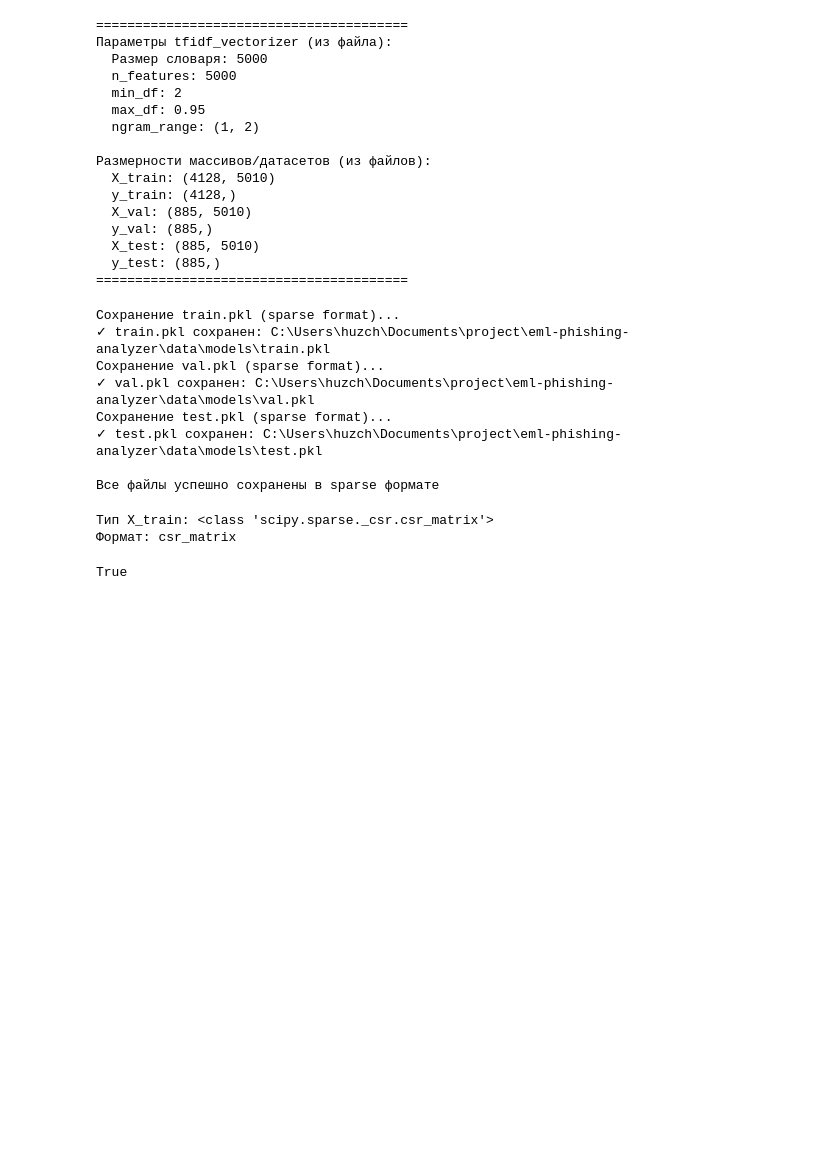
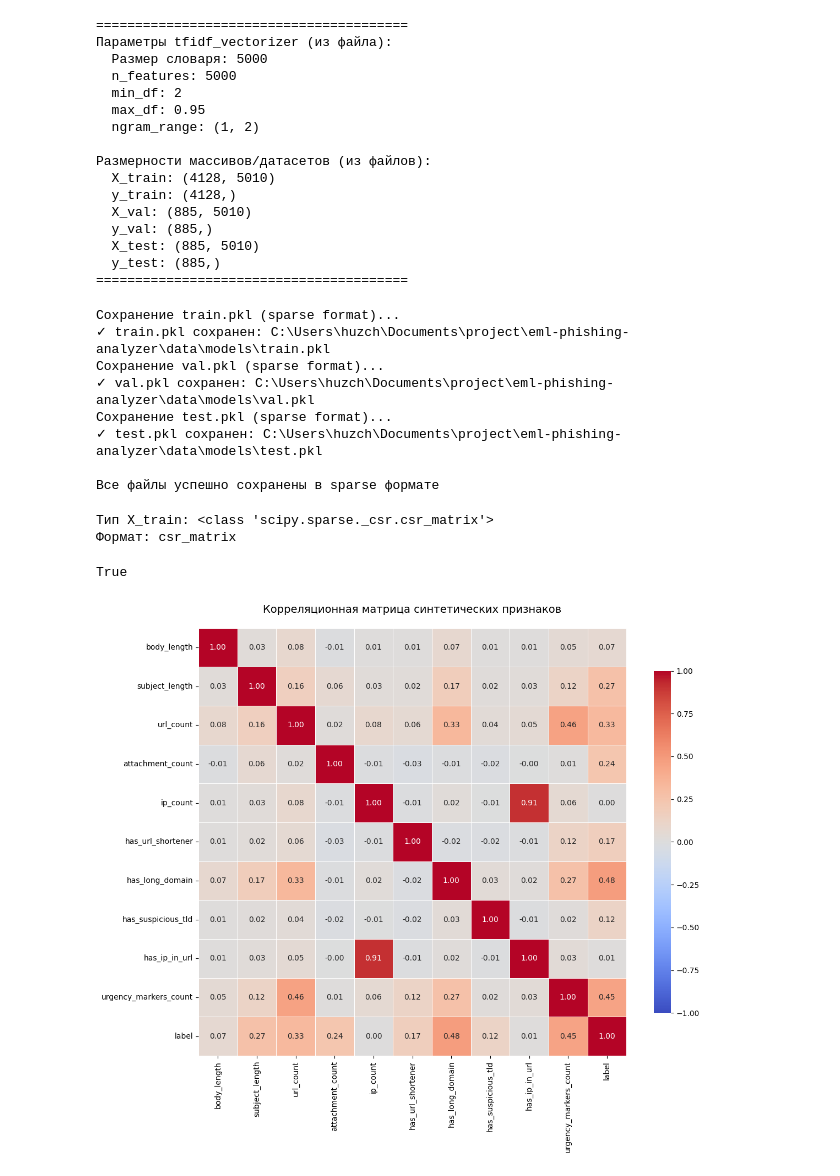
Before and after one commit to avseitsevad/eml-phishing-analyzer, a Jupyter notebook: notebooks/dataset_and_features.ipynb, the cells around one changed output. Saved outputs shown, nothing was run; the diff lists cells and outputs as text; code cells hidden in the pictures; blank space fills up the shorter version.

```diff
--- a/notebooks/dataset_and_features.ipynb
+++ b/notebooks/dataset_and_features.ipynb
@@ -428,3 +406,18 @@ print(f"\nАнализ URL/доменов завершен. Обработано
 # %% [output]
 Начало анализа URL и доменов...
 Анализ URL/доменов завершен. Обработано: 5898
+# %%
+# Найти письмо с темой "REGISTER YOUR ACCOUNT ON THE NEW USAA PORTAL NOW" и вывести его номер (индекс) и само письмо
+
+subject_to_find = "REGISTER YOUR ACCOUNT ON THE NEW USAA PORTAL NOW"
+found = False
+for i, parsed_email in enumerate(parsed_emails):
+    subject = parsed_email.get('subject', '') or ''
+    if subject.strip().upper() == subject_to_find.upper():
+        print(f"Найдено письмо на позиции {i} с темой:\n{subject}\n")
+        print("Полное письмо ниже:")
+        print(df.iloc[i]['email_content'])
+        found = True
+        break
+if not found:
+    print("Письмо с данной темой не найдено в датасете.")
@@ -1218,3 +1116,83 @@ from scipy.sparse import issparse, csr_matrix
 issparse(X_train)
 # %% [output]
 True
+# %%
+# Корреляционная матрица для синтетических признаков
+import matplotlib.pyplot as plt
+import seaborn as sns
+
+# Выбираем только числовые признаки для корреляционной матрицы
+numeric_features = [
+    'body_length',
+    'subject_length',
+    'url_count',
+    'attachment_count',
+    'ip_count',
+    'has_url_shortener',
+    'has_long_domain',
+    'has_suspicious_tld',
+    'has_ip_in_url',
+    'urgency_markers_count',
+    'label'
+]
+
+# Создаем подмножество датафрейма с числовыми признаками
+df_corr = df_features[numeric_features]
+
+# Вычисляем корреляционную матрицу
+correlation_matrix = df_corr.corr()
+
+# Визуализация корреляционной матрицы
+plt.figure(figsize=(12, 10))
+sns.heatmap(
+    correlation_matrix,
+    annot=True,
+    fmt='.2f',
+    cmap='coolwarm',
+    center=0,
+    square=True,
+    linewidths=0.5,
+    cbar_kws={"shrink": 0.8},
+    vmin=-1,
+    vmax=1
+)
+plt.title('Корреляционная матрица синтетических признаков', fontsize=14, pad=20)
+plt.tight_layout()
+plt.show()
+
+# Выводим статистику корреляций
+print("\n" + "="*80)
+print("АНАЛИЗ КОРРЕЛЯЦИЙ")
+print("="*80)
+
+# Находим пары признаков с высокой корреляцией (|r| > 0.5)
+high_corr_pairs = []
+for i in range(len(correlation_matrix.columns)):
+    for j in range(i+1, len(correlation_matrix.columns)):
+        corr_value = correlation_matrix.iloc[i, j]
+        if abs(corr_value) > 0.5:
+            high_corr_pairs.append((
+                correlation_matrix.columns[i],
+                correlation_matrix.columns[j],
+                corr_value
+            ))
+
+if high_corr_pairs:
+    print("\nПары признаков с высокой корреляцией (|r| > 0.5):")
+    print("-" * 80)
+    for feat1, feat2, corr in sorted(high_corr_pairs, key=lambda x: abs(x[2]), reverse=True):
+        print(f"  {feat1} ↔ {feat2}: {corr:.3f}")
+else:
+    print("\nНет пар признаков с высокой корреляцией (|r| > 0.5)")
+
+# Корреляция признаков с целевой переменной (label)
+print("\n" + "-" * 80)
+print("Корреляция признаков с целевой переменной (label):")
+print("-" * 80)
+label_correlations = correlation_matrix['label'].drop('label').sort_values(key=abs, ascending=False)
+for feature, corr in label_correlations.items():
+    print(f"  {feature:25s}: {corr:7.3f}")
+
+print("\n" + "="*80)
+# %% [output]
+[figure, added]
```
Also changed, not shown: parts of 10 cells of this notebook, 7 other files.
